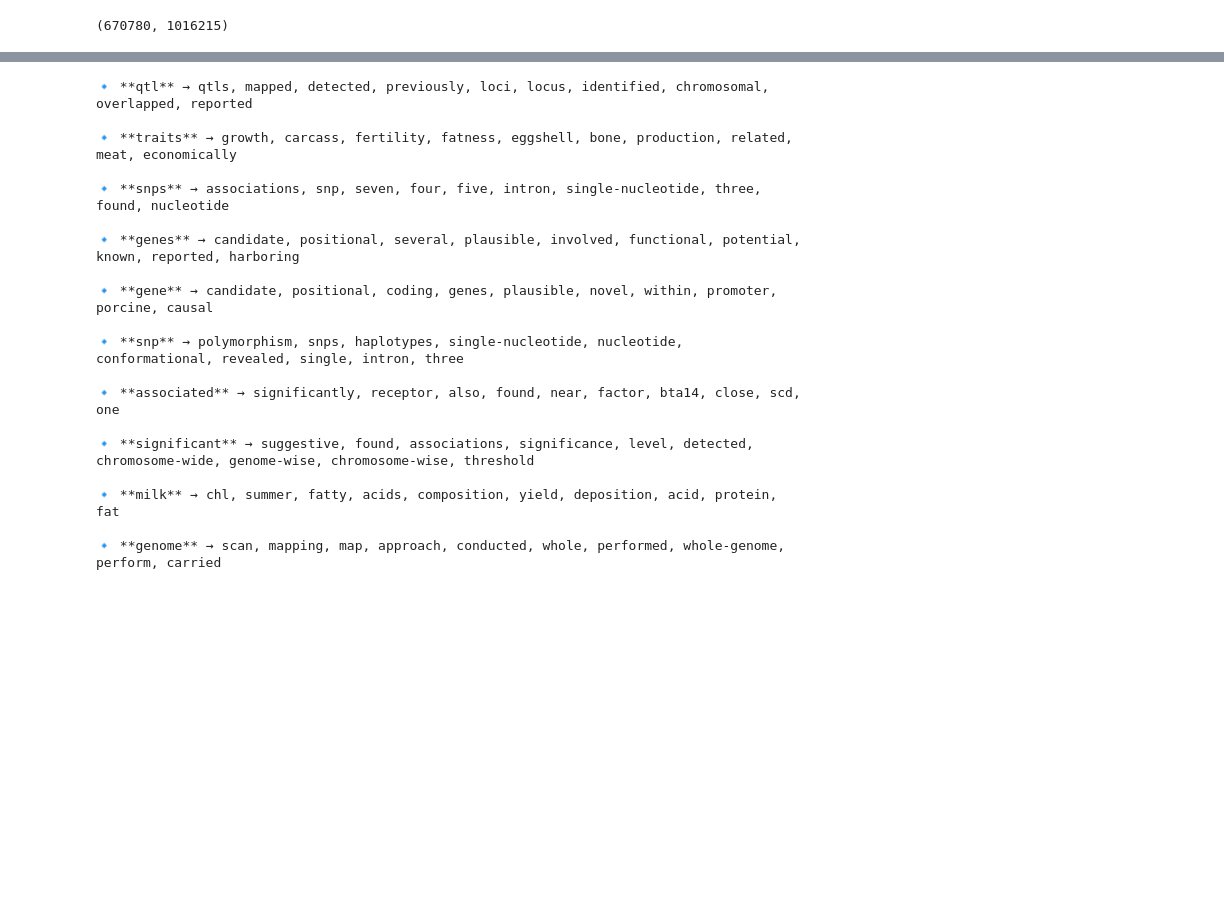
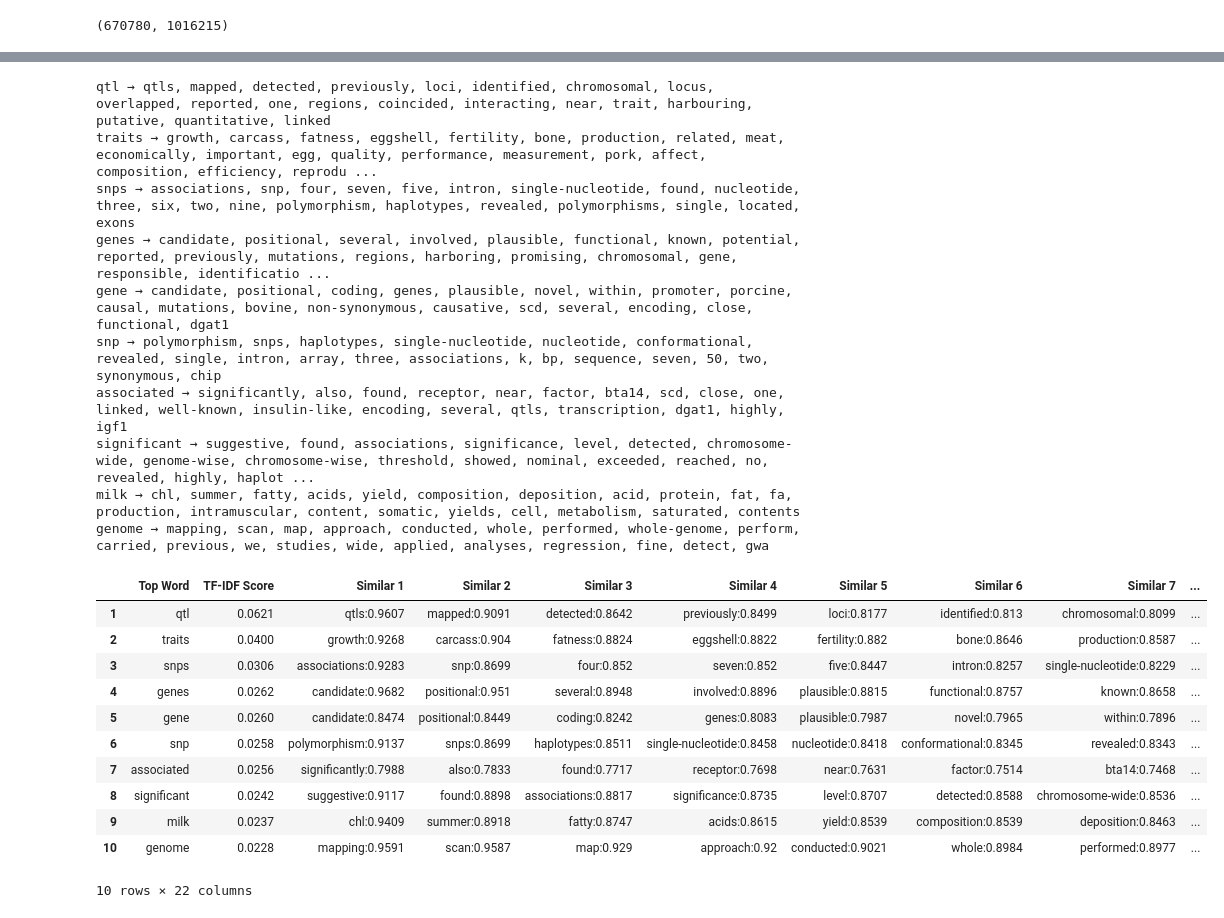
Before and after one commit to gabriel-ferreira-life/NLP-Phrase-Mining, a Jupyter notebook: exploratory_data_analysis/ead.ipynb, the cells around one changed output, grey strips where cells are left out. Cells and saved outputs as stored; diff of their text form; code cells hidden in the pictures; blank space fills up the shorter version.

```diff
--- a/exploratory_data_analysis/ead.ipynb
+++ b/exploratory_data_analysis/ead.ipynb
@@ -135,7 +135,11 @@ plt.show()
 # %%
 # Top TF-IDF words
+top_words_list = []
+top_scores_list = []
 top_words = sorted(tfidf_word.items(), key=lambda x: x[1], reverse=True)[:10]
 for word, score in top_words:
-    print(f"{word}: {score:.4f}")
+    print(f"{word}: {round(score, 4)}")
+    top_words_list.append(word)
+    top_scores_list.append(score)
 # %% [output]
 qtl: 0.0621
@@ -196,24 +172,40 @@ Successfully installed ace_tools-0.0
-# %%
-for word in top_words:
-    similar_words = word2vec_model.wv.most_similar(word[0], topn=10)
-    print(f"\n🔹 **{word[0]}** → {', '.join([w[0] for w in similar_words])}")
-# %% [output]
-🔹 **qtl** → qtls, mapped, detected, previously, loci, locus, identified, chromosomal, overlapped, reported
-
-🔹 **traits** → growth, carcass, fertility, fatness, eggshell, bone, production, related, meat, economically
-
-🔹 **snps** → associations, snp, seven, four, five, intron, single-nucleotide, three, found, nucleotide
-
-🔹 **genes** → candidate, positional, several, plausible, involved, functional, potential, known, reported, harboring
-
-🔹 **gene** → candidate, positional, coding, genes, plausible, novel, within, promoter, porcine, causal
-
-🔹 **snp** → polymorphism, snps, haplotypes, single-nucleotide, nucleotide, conformational, revealed, single, intron, three
-
-🔹 **associated** → significantly, receptor, also, found, near, factor, bta14, close, scd, one
-
-🔹 **significant** → suggestive, found, associations, significance, level, detected, chromosome-wide, genome-wise, chromosome-wise, threshold
-
-🔹 **milk** → chl, summer, fatty, acids, composition, yield, deposition, acid, protein, fat
-
-🔹 **genome** → scan, mapping, map, approach, conducted, whole, performed, whole-genome, perform, carried
+# %%
+
+most_similar_dict = {}
+
+for word in top_words:
+    similar_words = word2vec_model.wv.most_similar(word[0], topn=20)
+    print(f"{word[0]} → {', '.join([w[0] for w in similar_words])}")
+
+    most_similar_dict[word[0]] = [(str(w[0]) + ":" + str(round(w[1], 4))) for w in similar_words]
+
+df_test = pd.DataFrame.from_dict(most_similar_dict, orient='index')
+df_test.columns = [f"Similar {i+1}" for i in range(df_test.shape[1])]
+df_test.index = range(1, len(df_test) + 1)
+df_test.insert(0, "Top Word", top_words_list)
+df_test.insert(1, "TF-IDF Score", [round(score, 4) for score in top_scores_list])
+
+df_test
+# %% [output]
+qtl → qtls, mapped, detected, previously, loci, identified, chromosomal, locus, overlapped, reported, one, regions, coincided, interacting, near, trait, harbouring, putative, quantitative, linked
+traits → growth, carcass, fatness, eggshell, fertility, bone, production, related, meat, economically, important, egg, quality, performance, measurement, pork, affect, composition, efficiency, reprodu ...
+snps → associations, snp, four, seven, five, intron, single-nucleotide, found, nucleotide, three, six, two, nine, polymorphism, haplotypes, revealed, polymorphisms, single, located, exons
+genes → candidate, positional, several, involved, plausible, functional, known, potential, reported, previously, mutations, regions, harboring, promising, chromosomal, gene, responsible, identificatio ...
+gene → candidate, positional, coding, genes, plausible, novel, within, promoter, porcine, causal, mutations, bovine, non-synonymous, causative, scd, several, encoding, close, functional, dgat1
+snp → polymorphism, snps, haplotypes, single-nucleotide, nucleotide, conformational, revealed, single, intron, array, three, associations, k, bp, sequence, seven, 50, two, synonymous, chip
+associated → significantly, also, found, receptor, near, factor, bta14, scd, close, one, linked, well-known, insulin-like, encoding, several, qtls, transcription, dgat1, highly, igf1
+significant → suggestive, found, associations, significance, level, detected, chromosome-wide, genome-wise, chromosome-wise, threshold, showed, nominal, exceeded, reached, no, revealed, highly, haplot ...
+milk → chl, summer, fatty, acids, yield, composition, deposition, acid, protein, fat, fa, production, intramuscular, content, somatic, yields, cell, metabolism, saturated, contents
+genome → mapping, scan, map, approach, conducted, whole, performed, whole-genome, perform, carried, previous, we, studies, wide, applied, analyses, regression, fine, detect, gwa
+|  | Top Word | TF-IDF Score | Similar 1 | Similar 2 | Similar 3 | Similar 4 | Similar 5 | Similar 6 | Similar 7 | ... |
+| 1 | qtl | 0.0621 | qtls:0.9607 | mapped:0.9091 | detected:0.8642 | previously:0.8499 | loci:0.8177 | identified:0.813 | chromosomal:0.8099 | ... |
+| 2 | traits | 0.0400 | growth:0.9268 | carcass:0.904 | fatness:0.8824 | eggshell:0.8822 | fertility:0.882 | bone:0.8646 | production:0.8587 | ... |
+| 3 | snps | 0.0306 | associations:0.9283 | snp:0.8699 | four:0.852 | seven:0.852 | five:0.8447 | intron:0.8257 | single-nucleotide:0.8229 | ... |
+| 4 | genes | 0.0262 | candidate:0.9682 | positional:0.951 | several:0.8948 | involved:0.8896 | plausible:0.8815 | functional:0.8757 | known:0.8658 | ... |
+| 5 | gene | 0.0260 | candidate:0.8474 | positional:0.8449 | coding:0.8242 | genes:0.8083 | plausible:0.7987 | novel:0.7965 | within:0.7896 | ... |
+| 6 | snp | 0.0258 | polymorphism:0.9137 | snps:0.8699 | haplotypes:0.8511 | single-nucleotide:0.8458 | nucleotide:0.8418 | conformational:0.8345 | revealed:0.8343 | ... |
+| 7 | associated | 0.0256 | significantly:0.7988 | also:0.7833 | found:0.7717 | receptor:0.7698 | near:0.7631 | factor:0.7514 | bta14:0.7468 | ... |
+| 8 | significant | 0.0242 | suggestive:0.9117 | found:0.8898 | associations:0.8817 | significance:0.8735 | level:0.8707 | detected:0.8588 | chromosome-wide:0.8536 | ... |
+| 9 | milk | 0.0237 | chl:0.9409 | summer:0.8918 | fatty:0.8747 | acids:0.8615 | yield:0.8539 | composition:0.8539 | deposition:0.8463 | ... |
+| 10 | genome | 0.0228 | mapping:0.9591 | scan:0.9587 | map:0.929 | approach:0.92 | conducted:0.9021 | whole:0.8984 | performed:0.8977 | ... |
+10 rows × 22 columns
```
Also changed, not shown: parts of 8 cells of this notebook.
